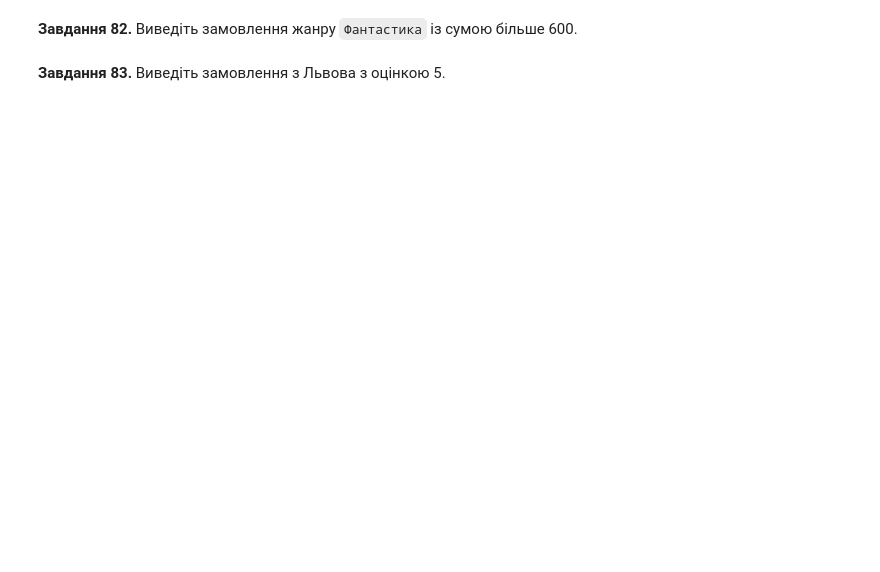
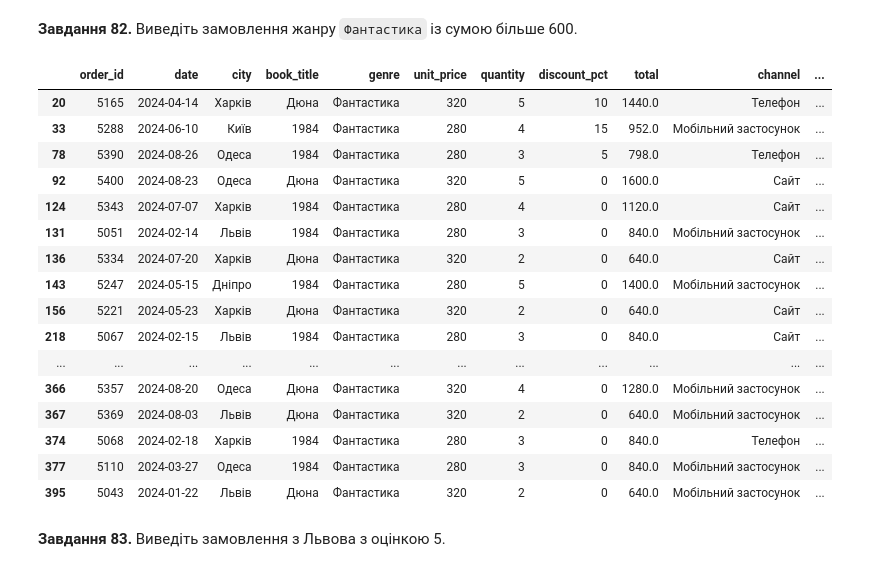
Before and after one commit to volodymyr-holovan/DTA2026, a Jupyter notebook: homework/pandas_practice_120.ipynb, the cells around one changed output. Cells and saved outputs as stored; diff of their text form; code cells hidden in the pictures; blank space fills up the shorter version.

```diff
--- a/homework/pandas_practice_120.ipynb
+++ b/homework/pandas_practice_120.ipynb
@@ -1212,6 +1261,25 @@ df[df["unit_price"] >= 400]
 **Завдання 82.** Виведіть замовлення жанру `Фантастика` із сумою більше 600.
 # %%
 # Завдання 82:
+df[(df["genre"] == "Фантастика") & (df["total"] > 600)]
+# %% [output]
+|  | order_id | date | city | book_title | genre | unit_price | quantity | discount_pct | total | channel | ... |
+| 20 | 5165 | 2024-04-14 | Харків | Дюна | Фантастика | 320 | 5 | 10 | 1440.0 | Телефон | ... |
+| 33 | 5288 | 2024-06-10 | Київ | 1984 | Фантастика | 280 | 4 | 15 | 952.0 | Мобільний застосунок | ... |
+| 78 | 5390 | 2024-08-26 | Одеса | 1984 | Фантастика | 280 | 3 | 5 | 798.0 | Телефон | ... |
+| 92 | 5400 | 2024-08-23 | Одеса | Дюна | Фантастика | 320 | 5 | 0 | 1600.0 | Сайт | ... |
+| 124 | 5343 | 2024-07-07 | Харків | 1984 | Фантастика | 280 | 4 | 0 | 1120.0 | Сайт | ... |
+| 131 | 5051 | 2024-02-14 | Львів | 1984 | Фантастика | 280 | 3 | 0 | 840.0 | Мобільний застосунок | ... |
+| 136 | 5334 | 2024-07-20 | Харків | Дюна | Фантастика | 320 | 2 | 0 | 640.0 | Сайт | ... |
+| 143 | 5247 | 2024-05-15 | Дніпро | 1984 | Фантастика | 280 | 5 | 0 | 1400.0 | Мобільний застосунок | ... |
+| 156 | 5221 | 2024-05-23 | Харків | Дюна | Фантастика | 320 | 2 | 0 | 640.0 | Сайт | ... |
+| 218 | 5067 | 2024-02-15 | Львів | 1984 | Фантастика | 280 | 3 | 0 | 840.0 | Сайт | ... |
+| ... | ... | ... | ... | ... | ... | ... | ... | ... | ... | ... | ... |
+| 366 | 5357 | 2024-08-20 | Одеса | Дюна | Фантастика | 320 | 4 | 0 | 1280.0 | Мобільний застосунок | ... |
+| 367 | 5369 | 2024-08-03 | Львів | Дюна | Фантастика | 320 | 2 | 0 | 640.0 | Мобільний застосунок | ... |
+| 374 | 5068 | 2024-02-18 | Харків | 1984 | Фантастика | 280 | 3 | 0 | 840.0 | Телефон | ... |
+| 377 | 5110 | 2024-03-27 | Одеса | 1984 | Фантастика | 280 | 3 | 0 | 840.0 | Мобільний застосунок | ... |
+| 395 | 5043 | 2024-01-22 | Львів | Дюна | Фантастика | 320 | 2 | 0 | 640.0 | Мобільний застосунок | ... |
 # %% [markdown]
 **Завдання 83.** Виведіть замовлення з Львова з оцінкою 5.
 # %%
```
Also changed, not shown: parts of 54 cells of this notebook.
